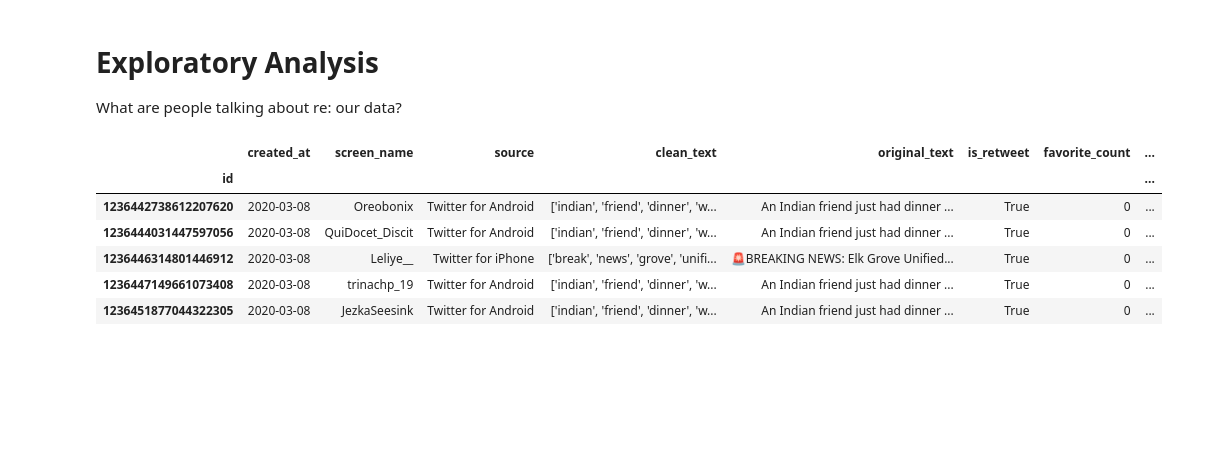
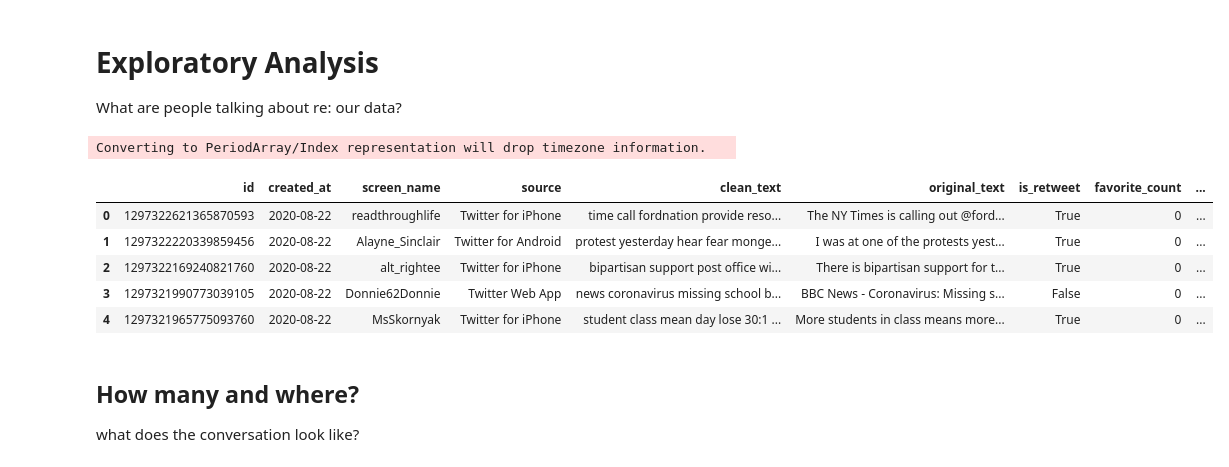
Before and after one commit to cameron-raymond/COVID-Child-Care-Twitter, a Jupyter notebook: notebooks/exploratory_analysis.ipynb, the cells around one changed output. Drawn from its saved outputs; the diff is of its cells as text; code cells hidden in the pictures; blank space fills up the shorter version.

```diff
--- a/notebooks/exploratory_analysis.ipynb
+++ b/notebooks/exploratory_analysis.ipynb
@@ -4,22 +4,28 @@
 What are people talking about re: our data?
 # %%
 import pandas as pd
-from utils import DTYPE, PARSE_DATES, PROVINCES
+from utils import DTYPE, PARSE_DATES, PROVINCES, CONVERTERS
 import glob
 
-data_paths = glob.glob("../data/processed_data/*.csv")
-frames = [pd.read_csv(f,header=0,dtype=DTYPE,parse_dates=PARSE_DATES) for f in data_paths]
+f_name = "../data/processed_data/2020-02-15_2020-08-23.csv"
+total_df = pd.read_csv(f_name,header=0,dtype=DTYPE,converters=CONVERTERS,parse_dates=PARSE_DATES)
+# data_paths = glob.glob("../data/processed_data/*.csv")
+# frames = [pd.read_csv(f,header=0,dtype=DTYPE,converters=CONVERTERS,parse_dates=PARSE_DATES) for f in data_paths]
 
-total_df = pd.concat(frames, axis=0, ignore_index=True).set_index("id").sort_values("created_at")
+# total_df = pd.concat(frames, axis=0, ignore_index=True).set_index("id").sort_values("created_at")
 total_df["created_at"] = total_df["created_at"].dt.to_period("D").dt.to_timestamp('s')
 total_df.head()
 # %% [output]
+Converting to PeriodArray/Index representation will drop timezone information.
-|  | created_at | screen_name | source | clean_text | original_text | is_retweet | favorite_count | ... |
-| id |  |  |  |  |  |  |  | ... |
-| 1236442738612207620 | 2020-03-08 | Oreobonix | Twitter for Android | ['indian', 'friend', 'dinner', 'w... | An Indian friend just had dinner ... | True | 0 | ... |
-| 1236444031447597056 | 2020-03-08 | QuiDocet_Discit | Twitter for Android | ['indian', 'friend', 'dinner', 'w... | An Indian friend just had dinner ... | True | 0 | ... |
-| 1236446314801446912 | 2020-03-08 | Leliye__ | Twitter for iPhone | ['break', 'news', 'grove', 'unifi... | 🚨BREAKING NEWS: Elk Grove Unified... | True | 0 | ... |
-| 1236447149661073408 | 2020-03-08 | trinachp_19 | Twitter for Android | ['indian', 'friend', 'dinner', 'w... | An Indian friend just had dinner ... | True | 0 | ... |
-| 1236451877044322305 | 2020-03-08 | JezkaSeesink | Twitter for Android | ['indian', 'friend', 'dinner', 'w... | An Indian friend just had dinner ... | True | 0 | ... |
+|  | id | created_at | screen_name | source | clean_text | original_text | is_retweet | favorite_count | ... |
+| 0 | 1297322621365870593 | 2020-08-22 | readthroughlife | Twitter for iPhone | time call fordnation provide reso... | The NY Times is calling out @ford... | True | 0 | ... |
+| 1 | 1297322220339859456 | 2020-08-22 | Alayne_Sinclair | Twitter for Android | protest yesterday hear fear monge... | I was at one of the protests yest... | True | 0 | ... |
+| 2 | 1297322169240821760 | 2020-08-22 | alt_rightee | Twitter for iPhone | bipartisan support post office wi... | There is bipartisan support for t... | True | 0 | ... |
+| 3 | 1297321990773039105 | 2020-08-22 | Donnie62Donnie | Twitter Web App | news coronavirus missing school b... | BBC News - Coronavirus: Missing s... | False | 0 | ... |
+| 4 | 1297321965775093760 | 2020-08-22 | MsSkornyak | Twitter for iPhone | student class mean day lose 30:1 ... | More students in class means more... | True | 0 | ... |
+# %% [markdown]
+## How many and where?
+
+what does the conversation look like?
 # %%
 import plotly.express as px
```
Also changed, not shown: parts of 2 cells of this notebook, 3 other files.
